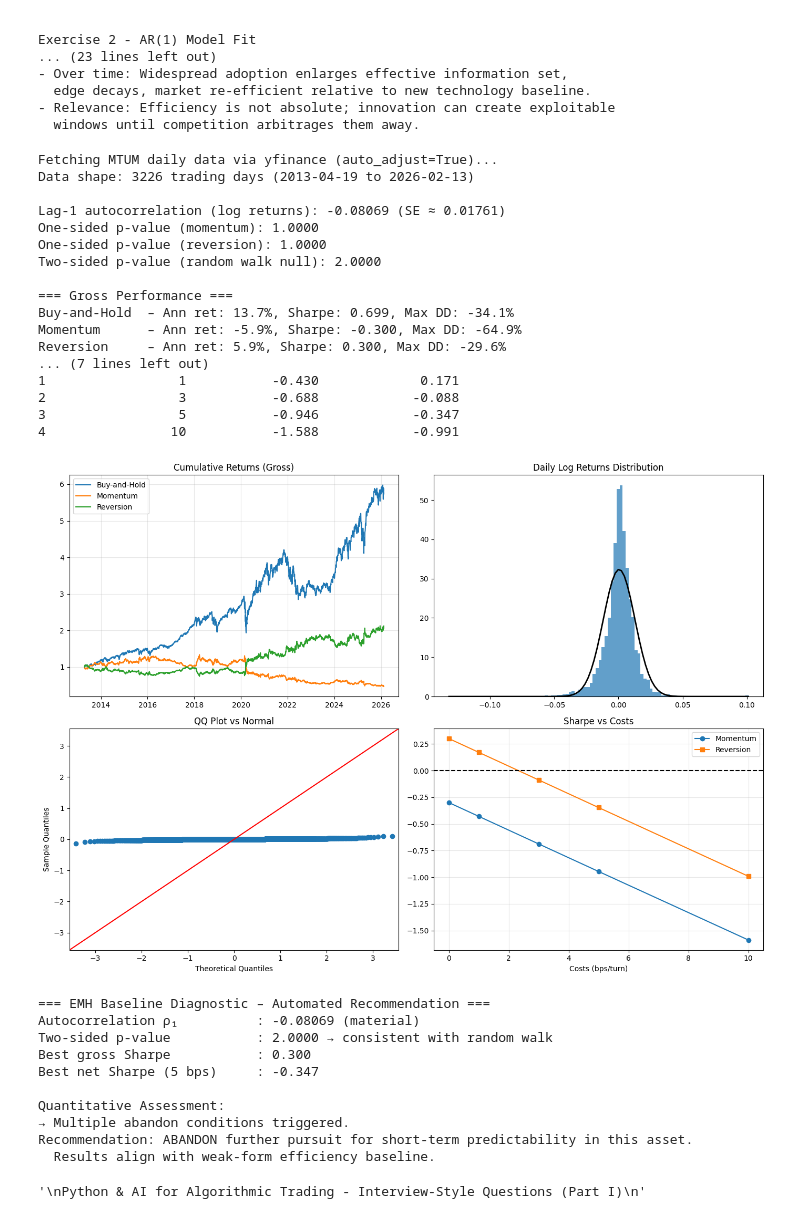
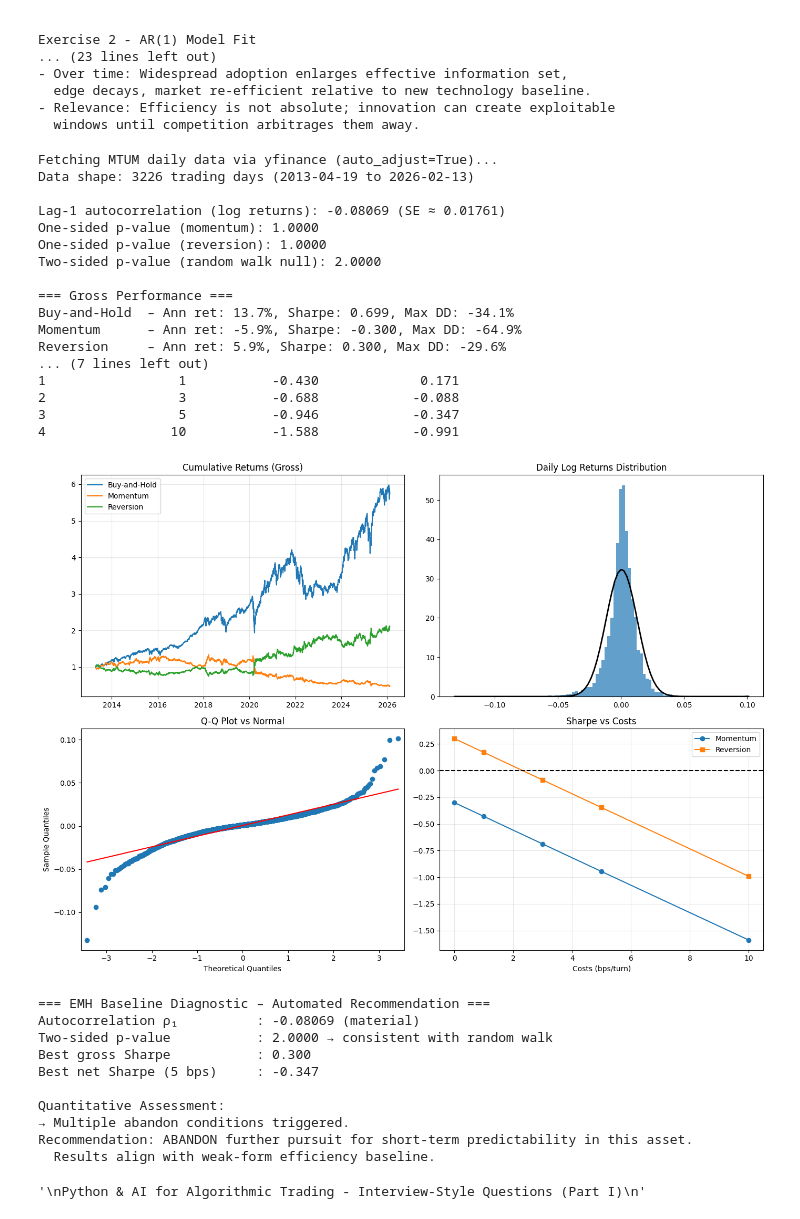
Before and after one commit to meacreatio/tpq, a Jupyter notebook: week5/paat_1.ipynb, the cells around one changed output. Saved outputs shown, nothing was run; the diff lists cells and outputs as text; code cells hidden in the pictures.

Commit message:
use standard line and remove y axis bounds

```diff
--- a/week5/paat_1.ipynb
+++ b/week5/paat_1.ipynb
@@ -788,8 +788,8 @@ x = np.linspace(df['log_ret'].min(), df['log_ret'].max(), 100)
 axes[0,1].plot(x, stats.norm.pdf(x, df['log_ret'].mean(), df['log_ret'].std()), 'k', lw=2)
 axes[0,1].set_title('Daily Log Returns Distribution')
 
-sm.qqplot(df['log_ret'], line='45', ax=axes[1,0])
-axes[1,0].set_title('QQ Plot vs Normal')
+sm.qqplot(df['log_ret'], line='s', ax=axes[1,0])
+axes[1,0].set_title('Q-Q Plot vs Normal')
 
 axes[1,1].plot(cost_df['Costs (bps/turn)'], cost_df['Momentum Sharpe'], 'o-', label='Momentum')
 axes[1,1].plot(cost_df['Costs (bps/turn)'], cost_df['Reversion Sharpe'], 's-', label='Reversion')
@@ -831,34 +831,34 @@ if clear_rejection and net_strong:
     print("→ All strict quantitative thresholds MET.")
     print("Recommendation: PROGRESS to detailed strategy development.")
     print("  Strong evidence against EMH null with robust net performance.")
     print("  Next: verify sub-period robustness, parameter stability, and economic rationale.")
 elif p_two_sided > 0.10 or (not material_rho and not gross_respectable and not net_positive):
     print("→ Multiple abandon conditions triggered.")
     print("Recommendation: ABANDON further pursuit for short-term predictability in this asset.")
     print("  Results align with weak-form efficiency baseline.")
 else:
     print("→ Mixed/inconclusive signals.")
     print("Recommendation: CAUTIOUS REVIEW.")
     print("  Marginal evidence at best; likely noise. Consider longer horizons or alternative features.")
 # %% [output]
 Fetching MTUM daily data via yfinance (auto_adjust=True)...
 Data shape: 3226 trading days (2013-04-19 to 2026-02-13)
 
 Lag-1 autocorrelation (log returns): -0.08069 (SE ≈ 0.01761)
 One-sided p-value (momentum): 1.0000
 One-sided p-value (reversion): 1.0000
 Two-sided p-value (random walk null): 2.0000
 
 === Gross Performance ===
 Buy-and-Hold  – Ann ret: 13.7%, Sharpe: 0.699, Max DD: -34.1%
 Momentum      – Ann ret: -5.9%, Sharpe: -0.300, Max DD: -64.9%
 Reversion     – Ann ret: 5.9%, Sharpe: 0.300, Max DD: -29.6%
 ... (7 lines left out)
 1                 1           -0.430             0.171
 2                 3           -0.688            -0.088
 3                 5           -0.946            -0.347
 4                10           -1.588            -0.991
-[figure, old version]
+[figure, new version]
 === EMH Baseline Diagnostic – Automated Recommendation ===
 Autocorrelation ρ₁          : -0.08069 (material)
 Two-sided p-value           : 2.0000 → consistent with random walk
```
Also changed, not shown: 1 other file.
